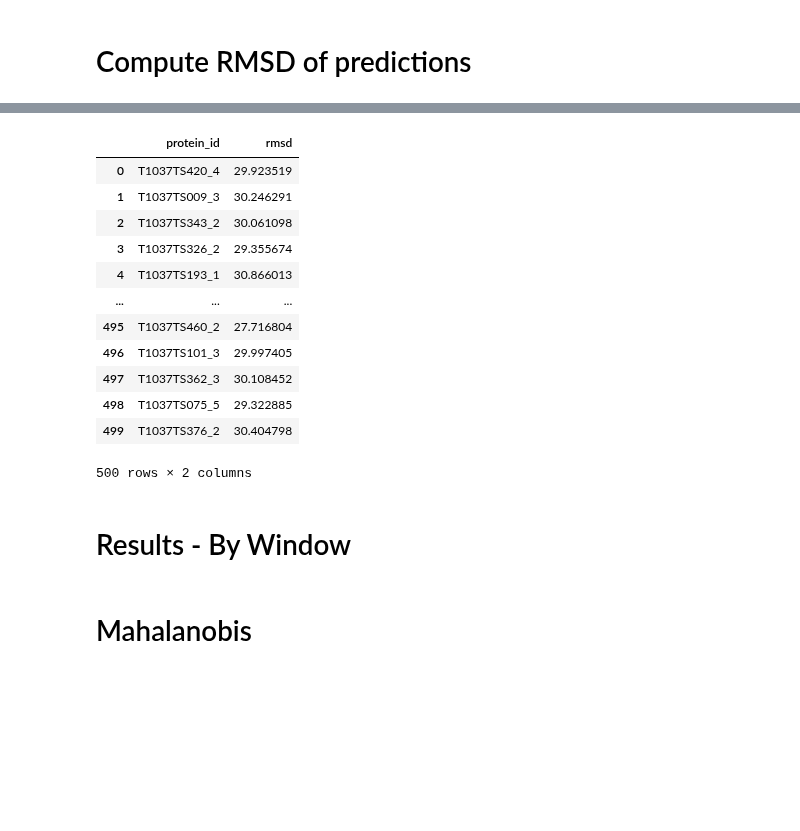
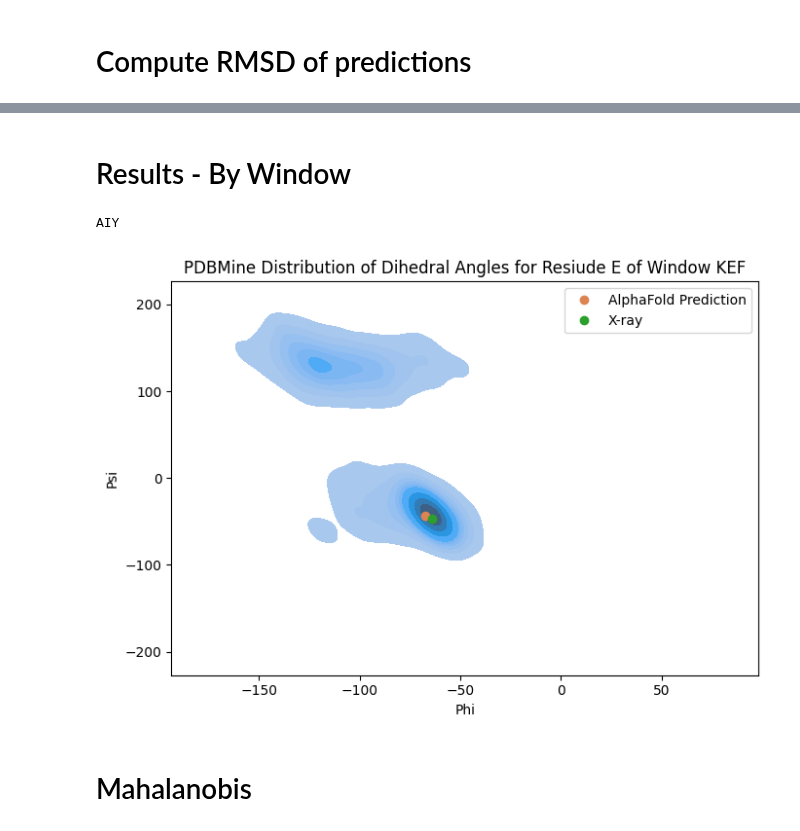
Before and after one commit to Musa-Azeem/protein-dihedral-visualization, a Jupyter notebook: casp.ipynb, the cells around one changed output, grey strips where cells are left out. Saved outputs shown, nothing was run; the diff lists cells and outputs as text; code cells hidden in the pictures; blank space fills up the shorter version.

```diff
--- a/casp.ipynb
+++ b/casp.ipynb
@@ -25,7 +25,7 @@ PDBMINE_URL = os.getenv("PDBMINE_URL")
 casp_protein_id = 'T1032'
 casp_protein_id2 = 'T1032-D1'
 pdb_code = '6n64'
-residue_range = (1,95) # 1-based, inclusive
+alphafold_id = 'T1032TS427_1'
 # %%
 amino_acid_codes = {
     "ALA": "A",
@@ -320,52 +406,40 @@ ValueError: Residues are not aligned
-# %%
-rmsds
-# %% [output]
-|  | protein_id | rmsd |
-| 0 | T1037TS420_4 | 29.923519 |
-| 1 | T1037TS009_3 | 30.246291 |
-| 2 | T1037TS343_2 | 30.061098 |
-| 3 | T1037TS326_2 | 29.355674 |
-| 4 | T1037TS193_1 | 30.866013 |
-| ... | ... | ... |
-| 495 | T1037TS460_2 | 27.716804 |
-| 496 | T1037TS101_3 | 29.997405 |
-| 497 | T1037TS362_3 | 30.108452 |
-| 498 | T1037TS075_5 | 29.322885 |
-| 499 | T1037TS376_2 | 30.404798 |
-500 rows × 2 columns
 # %% [markdown]
 # Results - By Window
 # %%
 import pandas as pd
 phi_psi_mined = pd.read_csv('phi_psi_mined.csv')
-phi_psi_predictions_by_window = pd.read_csv('phi_psi_predictions_by_window.csv')
+phi_psi_predictions = pd.read_csv('phi_psi_predictions.csv')
 xray_phi_psi = pd.read_csv('xray_phi_psi.csv')
-phi_psi_mined_by_window['source'] = 'Query (PDBMine)'
-phi_psi_predictions_by_window['source'] = 'Prediction'
+phi_psi_mined['source'] = 'Query (PDBMine)'
+phi_psi_predictions['source'] = 'Prediction'
 xray_phi_psi['source'] = 'X-ray'
+overlapping_seqs = list(set(phi_psi_mined.seq) & set(phi_psi_predictions.seq) & set(xray_phi_psi.seq))
 # %%
 import seaborn as sns
 import matplotlib.pyplot as plt
 import matplotlib.patches as mpatches
 
 fig, ax = plt.subplots(figsize=(7,5))
 
-seq = phi_psi_mined_by_window.seq.unique()[1]
+seq = overlapping_seqs[5]
 print(seq)
-phi_psi_dist = phi_psi_mined_by_window[phi_psi_mined_by_window.seq == seq]
-phi_psi_alpha = phi_psi_predictions_by_window[(phi_psi_predictions_by_window.protein_id == 'T1024TS427_1') & (phi_psi_predictions_by_window.seq == seq)]
+phi_psi_dist = phi_psi_mined[phi_psi_mined.seq == seq]
+phi_psi_alpha = phi_psi_predictions[(phi_psi_predictions.protein_id == alphafold_id) & (phi_psi_predictions.seq == seq)]
 xray_phi_psi_seq = xray_phi_psi[xray_phi_psi.seq == seq]
 
 sns.kdeplot(data=phi_psi_dist, x='phi', y='psi', ax=ax, fill=True)
-ax.plot(phi_psi_alpha.phi, phi_psi_alpha.psi, 'o', color='#dd8452', label='Prediction')
+ax.plot(phi_psi_alpha.phi, phi_psi_alpha.psi, 'o', color='#dd8452', label='AlphaFold Prediction')
 ax.plot(xray_phi_psi_seq.phi, xray_phi_psi_seq.psi, 'o', color='tab:green', label='X-ray')
 ax.legend()
 ax.set_title(f'PDBMine Distribution of Dihedral Angles for Resiude E of Window KEF')
 ax.set_xlabel('Phi')
 ax.set_ylabel('Psi')
-ax.set_xlim(-180, -10)
-ax.set_ylim(-100, 200)
+# ax.set_xlim(-180, -10)
+# ax.set_ylim(-100, 200)
 
 plt.tight_layout()
+# %% [output]
+AIY
+[figure, added]
 # %% [markdown]
 # Mahalanobis
```
Also changed, not shown: parts of 25 cells of this notebook.
